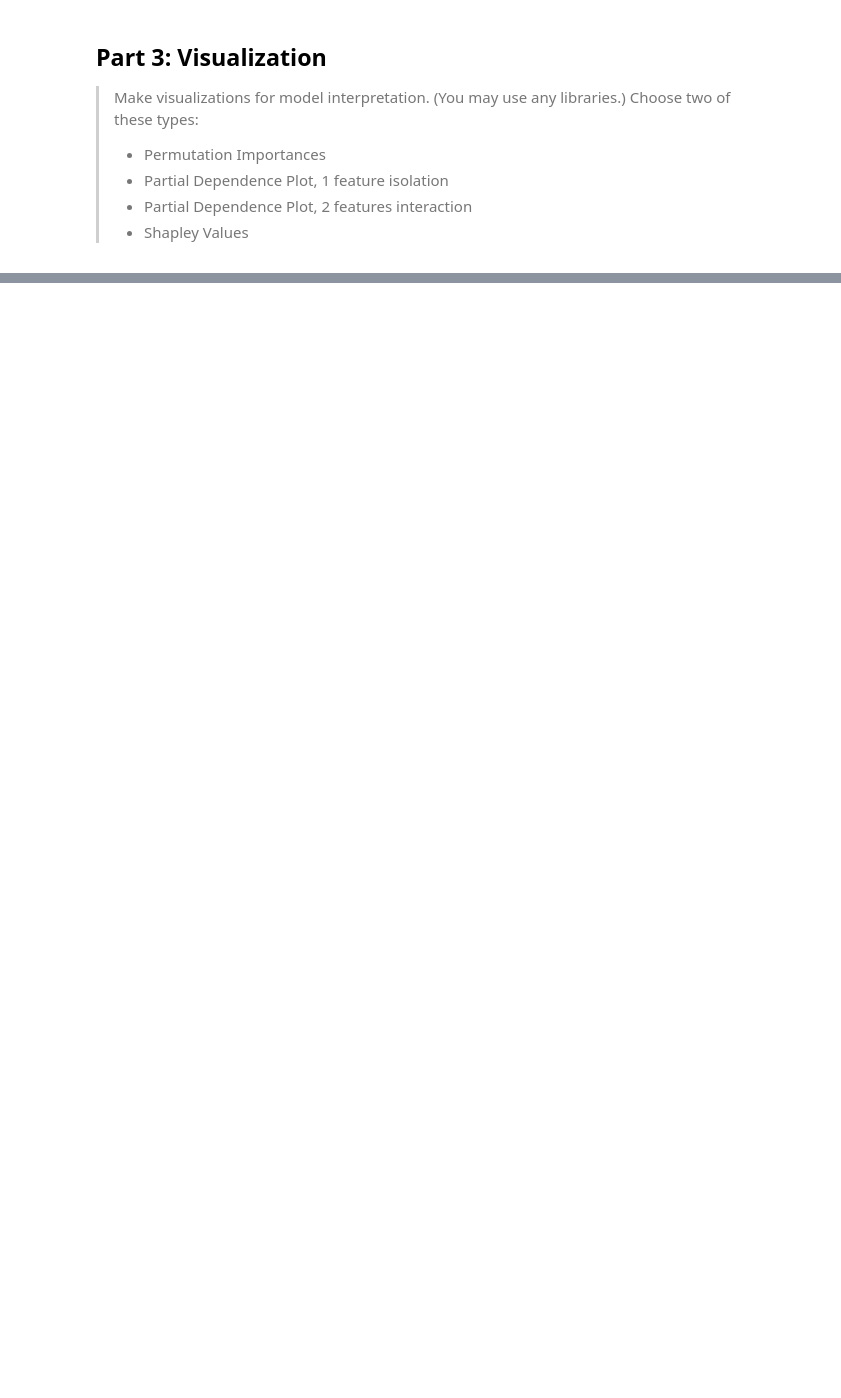
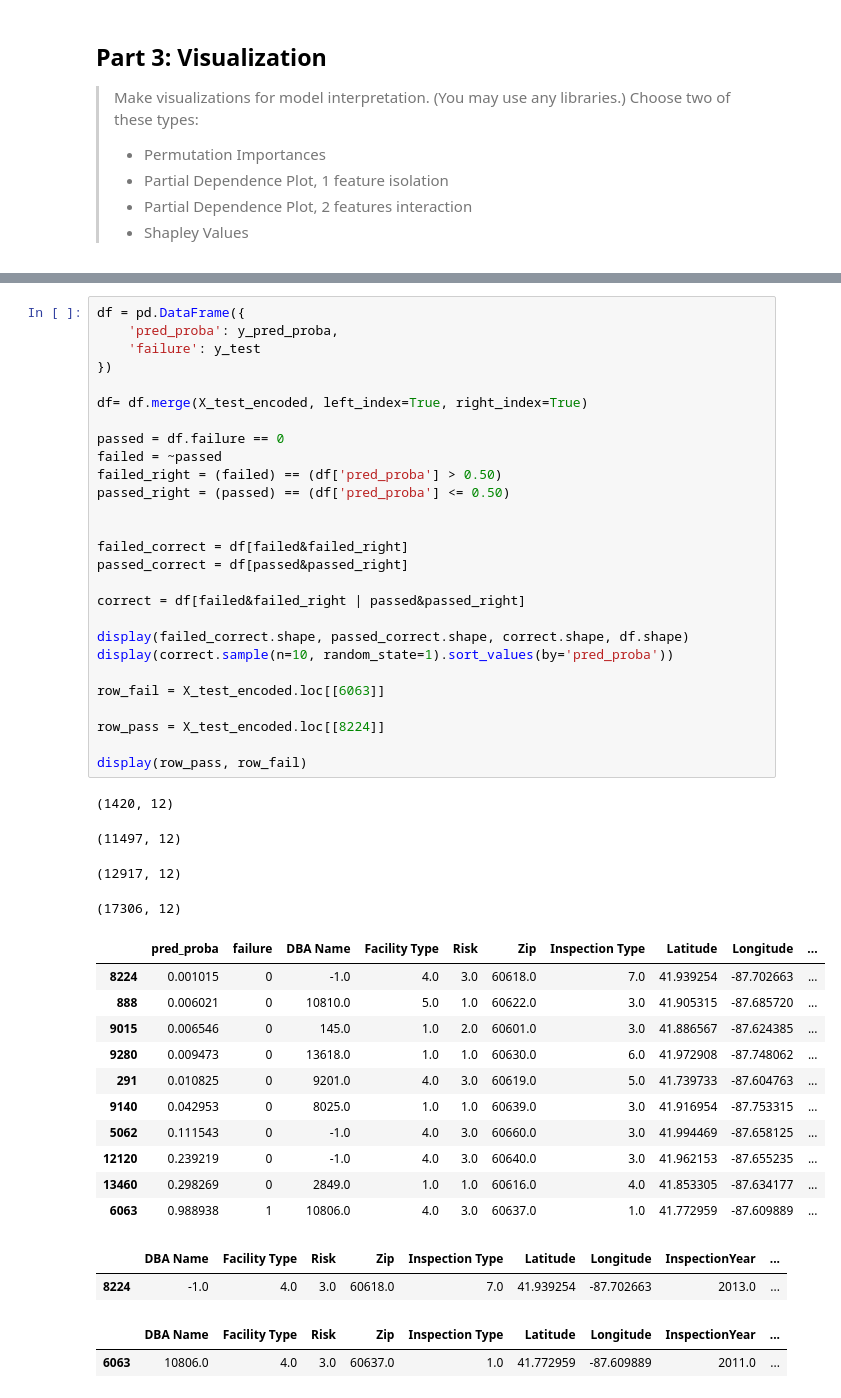
Before and after one commit to nsriniva/DS-Unit-2-Applied-Modeling, a Jupyter notebook: DS_U2_Sprint3_Challenge.ipynb, the cells around one changed output, grey strips where cells are left out. Cells and saved outputs as stored; diff of their text form; blank space fills up the shorter version.

```diff
--- a/DS_U2_Sprint3_Challenge.ipynb
+++ b/DS_U2_Sprint3_Challenge.ipynb
@@ -394,0 +462,47 @@ test_roc_auc
+# %%
+df = pd.DataFrame({
+    'pred_proba': y_pred_proba,
+    'failure': y_test
+})
+
+df= df.merge(X_test_encoded, left_index=True, right_index=True)
+
+passed = df.failure == 0
+failed = ~passed
+failed_right = (failed) == (df['pred_proba'] > 0.50)
+passed_right = (passed) == (df['pred_proba'] <= 0.50)
+
+
+failed_correct = df[failed&failed_right]
+passed_correct = df[passed&passed_right]
+
+correct = df[failed&failed_right | passed&passed_right]
+
+display(failed_correct.shape, passed_correct.shape, correct.shape, df.shape)
+display(correct.sample(n=10, random_state=1).sort_values(by='pred_proba'))
+
+row_fail = X_test_encoded.loc[[6063]]
+
+row_pass = X_test_encoded.loc[[8224]]
+
+display(row_pass, row_fail)
+# %% [output]
+(1420, 12)
+(11497, 12)
+(12917, 12)
+(17306, 12)
+|  | pred_proba | failure | DBA Name | Facility Type | Risk | Zip | Inspection Type | Latitude | Longitude | ... |
+| 8224 | 0.001015 | 0 | -1.0 | 4.0 | 3.0 | 60618.0 | 7.0 | 41.939254 | -87.702663 | ... |
+| 888 | 0.006021 | 0 | 10810.0 | 5.0 | 1.0 | 60622.0 | 3.0 | 41.905315 | -87.685720 | ... |
+| 9015 | 0.006546 | 0 | 145.0 | 1.0 | 2.0 | 60601.0 | 3.0 | 41.886567 | -87.624385 | ... |
+| 9280 | 0.009473 | 0 | 13618.0 | 1.0 | 1.0 | 60630.0 | 6.0 | 41.972908 | -87.748062 | ... |
+| 291 | 0.010825 | 0 | 9201.0 | 4.0 | 3.0 | 60619.0 | 5.0 | 41.739733 | -87.604763 | ... |
+| 9140 | 0.042953 | 0 | 8025.0 | 1.0 | 1.0 | 60639.0 | 3.0 | 41.916954 | -87.753315 | ... |
+| 5062 | 0.111543 | 0 | -1.0 | 4.0 | 3.0 | 60660.0 | 3.0 | 41.994469 | -87.658125 | ... |
+| 12120 | 0.239219 | 0 | -1.0 | 4.0 | 3.0 | 60640.0 | 3.0 | 41.962153 | -87.655235 | ... |
+| 13460 | 0.298269 | 0 | 2849.0 | 1.0 | 1.0 | 60616.0 | 4.0 | 41.853305 | -87.634177 | ... |
+| 6063 | 0.988938 | 1 | 10806.0 | 4.0 | 3.0 | 60637.0 | 1.0 | 41.772959 | -87.609889 | ... |
+|  | DBA Name | Facility Type | Risk | Zip | Inspection Type | Latitude | Longitude | InspectionYear | ... |
+| 8224 | -1.0 | 4.0 | 3.0 | 60618.0 | 7.0 | 41.939254 | -87.702663 | 2013.0 | ... |
+|  | DBA Name | Facility Type | Risk | Zip | Inspection Type | Latitude | Longitude | InspectionYear | ... |
+| 6063 | 10806.0 | 4.0 | 3.0 | 60637.0 | 1.0 | 41.772959 | -87.609889 | 2011.0 | ... |
```
Also changed, not shown: parts of 13 cells of this notebook.
